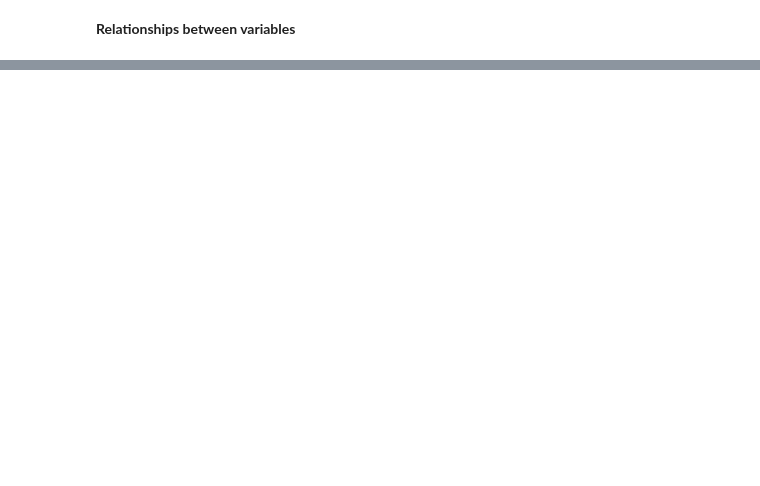
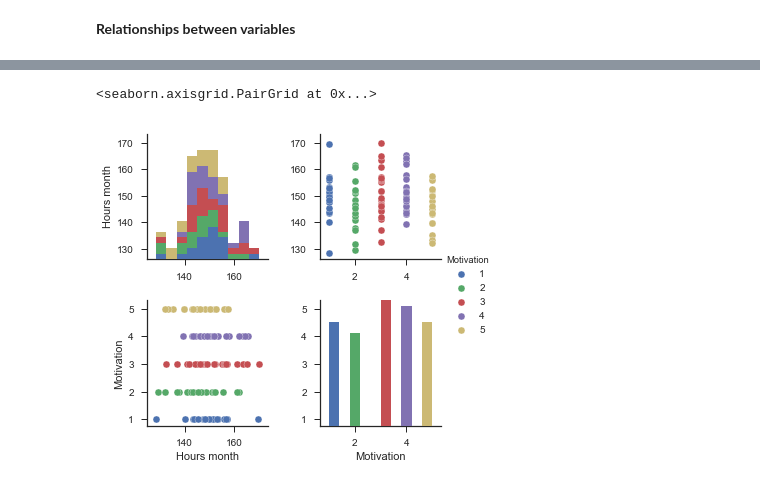
Before and after one commit to Nayade2lu/programming-data-a-project, a Jupyter notebook: Programming for data analysis Project.ipynb, the cells around one changed output, grey strips where cells are left out. Saved outputs shown, nothing was run; the diff lists cells and outputs as text; code cells hidden in the pictures; blank space fills up the shorter version.

```diff
--- a/Programming for data analysis Project.ipynb
+++ b/Programming for data analysis Project.ipynb
@@ -534,0 +572,12 @@ The hours at work and the motivation could be as well related in two oposite way
+# %%
+#Scatterplot
+#scatter plot with possibility of several semantic groupings
+#https://seaborn.pydata.org/generated/seaborn.scatterplot.html
+
+
+sns.set(style="ticks")
+
+sns.pairplot(dataset1, hue="Motivation")
+# %% [output]
+<seaborn.axisgrid.PairGrid at 0x...>
+[figure, added]
```
Also changed, not shown: parts of 20 cells of this notebook.
